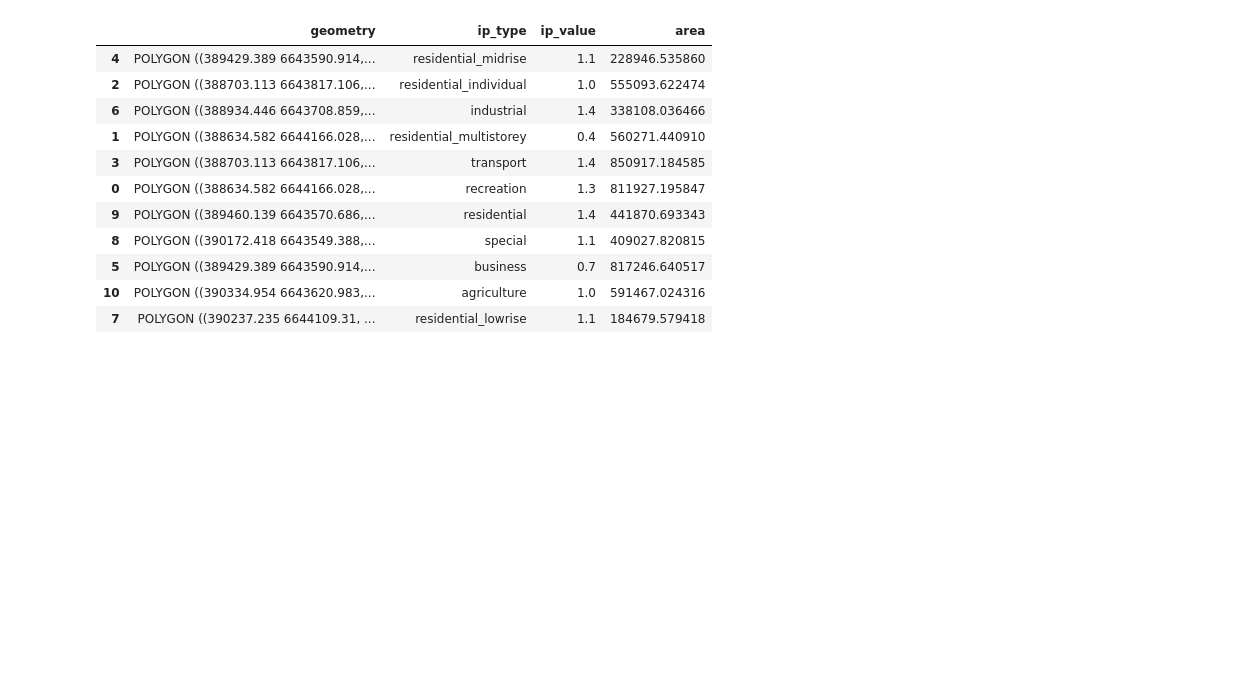
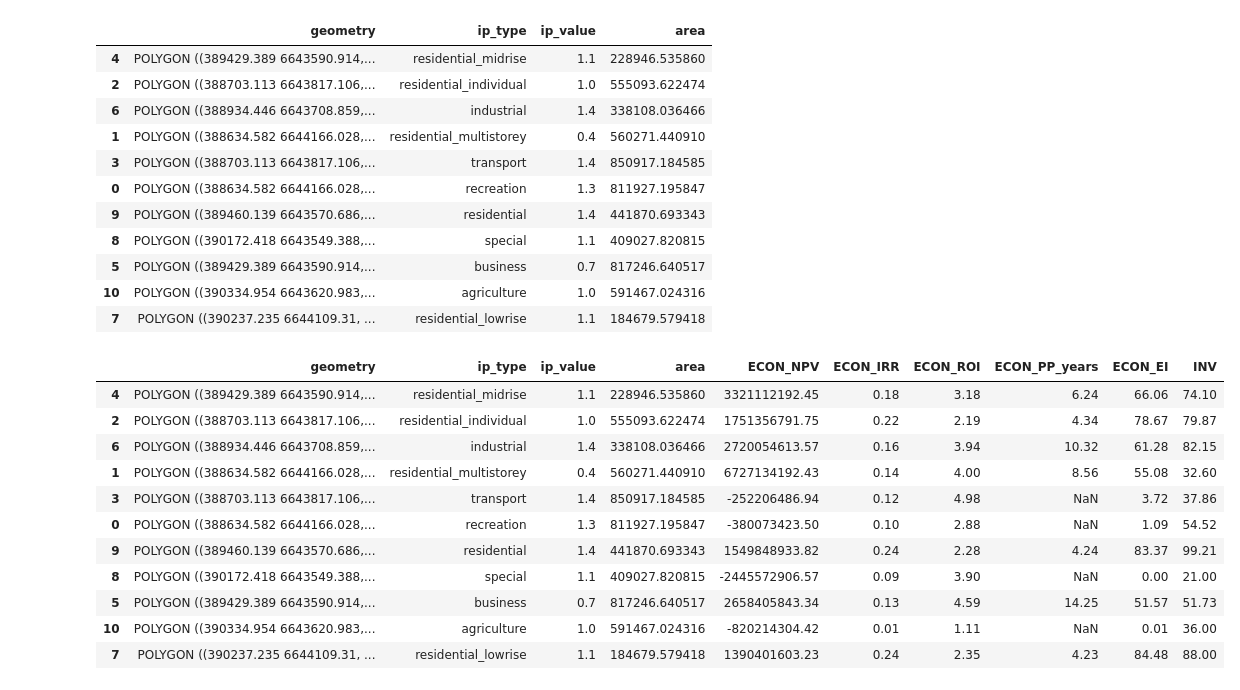
Before and after one commit to Mvin8/Urbanomy, a Jupyter notebook: examples/F37_project.ipynb, the cells around one changed output. Cells and saved outputs as stored; diff of their text form; code cells hidden in the pictures; blank space fills up the shorter version.

```diff
--- a/examples/F37_project.ipynb
+++ b/examples/F37_project.ipynb
@@ -342,6 +342,21 @@ benchmarks_demo = {
 # project_gdf
 # base_gdf
 # score_gdf
+# %%
+project_gdf
+# %% [output]
+|  | geometry | ip_type | ip_value | area | ECON_NPV | ECON_IRR | ECON_ROI | ECON_PP_years | ECON_EI | INV |
+| 4 | POLYGON ((389429.389 6643590.914,... | residential_midrise | 1.1 | 228946.535860 | 3321112192.45 | 0.18 | 3.18 | 6.24 | 66.06 | 74.10 |
+| 2 | POLYGON ((388703.113 6643817.106,... | residential_individual | 1.0 | 555093.622474 | 1751356791.75 | 0.22 | 2.19 | 4.34 | 78.67 | 79.87 |
+| 6 | POLYGON ((388934.446 6643708.859,... | industrial | 1.4 | 338108.036466 | 2720054613.57 | 0.16 | 3.94 | 10.32 | 61.28 | 82.15 |
+| 1 | POLYGON ((388634.582 6644166.028,... | residential_multistorey | 0.4 | 560271.440910 | 6727134192.43 | 0.14 | 4.00 | 8.56 | 55.08 | 32.60 |
+| 3 | POLYGON ((388703.113 6643817.106,... | transport | 1.4 | 850917.184585 | -252206486.94 | 0.12 | 4.98 | NaN | 3.72 | 37.86 |
+| 0 | POLYGON ((388634.582 6644166.028,... | recreation | 1.3 | 811927.195847 | -380073423.50 | 0.10 | 2.88 | NaN | 1.09 | 54.52 |
+| 9 | POLYGON ((389460.139 6643570.686,... | residential | 1.4 | 441870.693343 | 1549848933.82 | 0.24 | 2.28 | 4.24 | 83.37 | 99.21 |
+| 8 | POLYGON ((390172.418 6643549.388,... | special | 1.1 | 409027.820815 | -2445572906.57 | 0.09 | 3.90 | NaN | 0.00 | 21.00 |
+| 5 | POLYGON ((389429.389 6643590.914,... | business | 0.7 | 817246.640517 | 2658405843.34 | 0.13 | 4.59 | 14.25 | 51.57 | 51.73 |
+| 10 | POLYGON ((390334.954 6643620.983,... | agriculture | 1.0 | 591467.024316 | -820214304.42 | 0.01 | 1.11 | NaN | 0.01 | 36.00 |
+| 7 | POLYGON ((390237.235 6644109.31, ... | residential_lowrise | 1.1 | 184679.579418 | 1390401603.23 | 0.24 | 2.35 | 4.23 | 84.48 | 88.00 |
 # %%
 from urbanomy.methods.investment_potential import InvestmentAttractivenessAnalyzer
 
```
Also changed, not shown: parts of 4 cells of this notebook, 1 other file.
